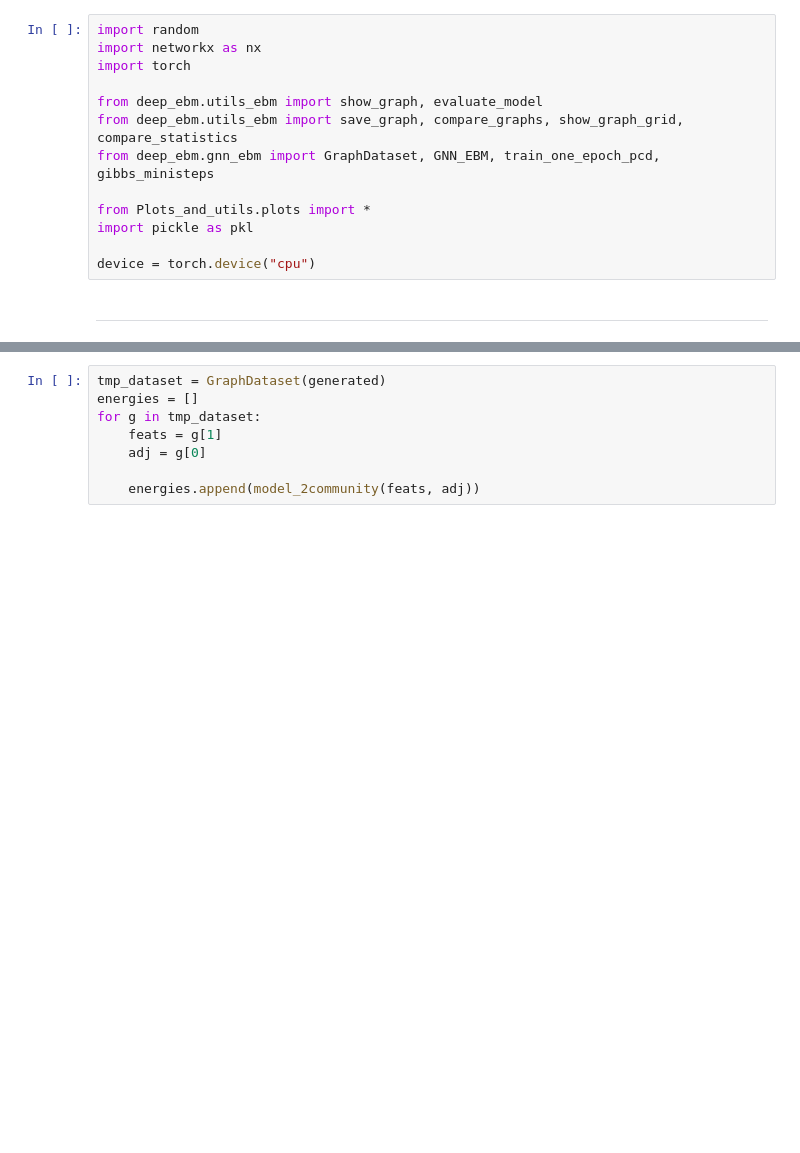
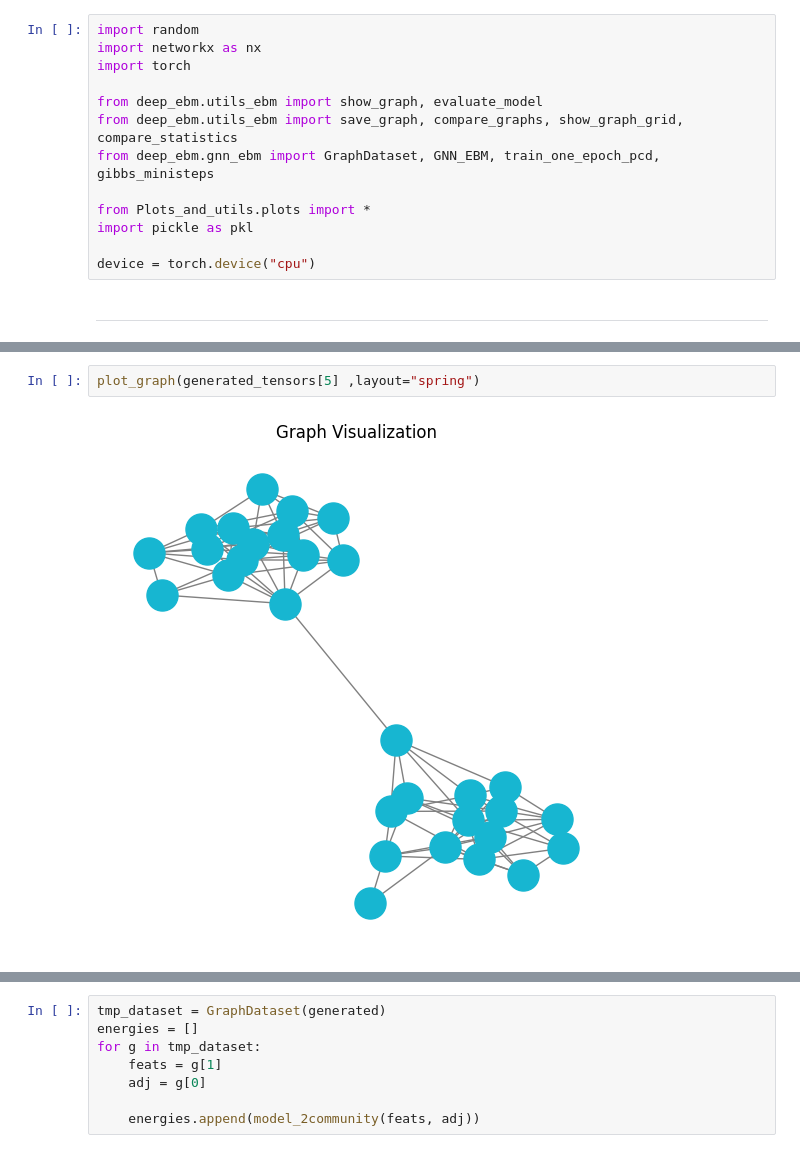
Before and after one commit to LorenzoTonet/deep_erg_experiments, a Jupyter notebook: 2community_eval.ipynb, the cells around one changed output, grey strips where cells are left out. Saved outputs shown, nothing was run; the diff lists cells and outputs as text; blank space fills up the shorter version.

```diff
--- a/2community_eval.ipynb
+++ b/2community_eval.ipynb
@@ -74,3 +81,7 @@ Generated graphs: 4 graphs
+# %%
+plot_graph(generated_tensors[5] ,layout="spring")
+# %% [output]
+[figure, added]
 # %%
 c = 0
 for g in generated:
```
Also changed, not shown: parts of 8 cells of this notebook, 5 other files.
